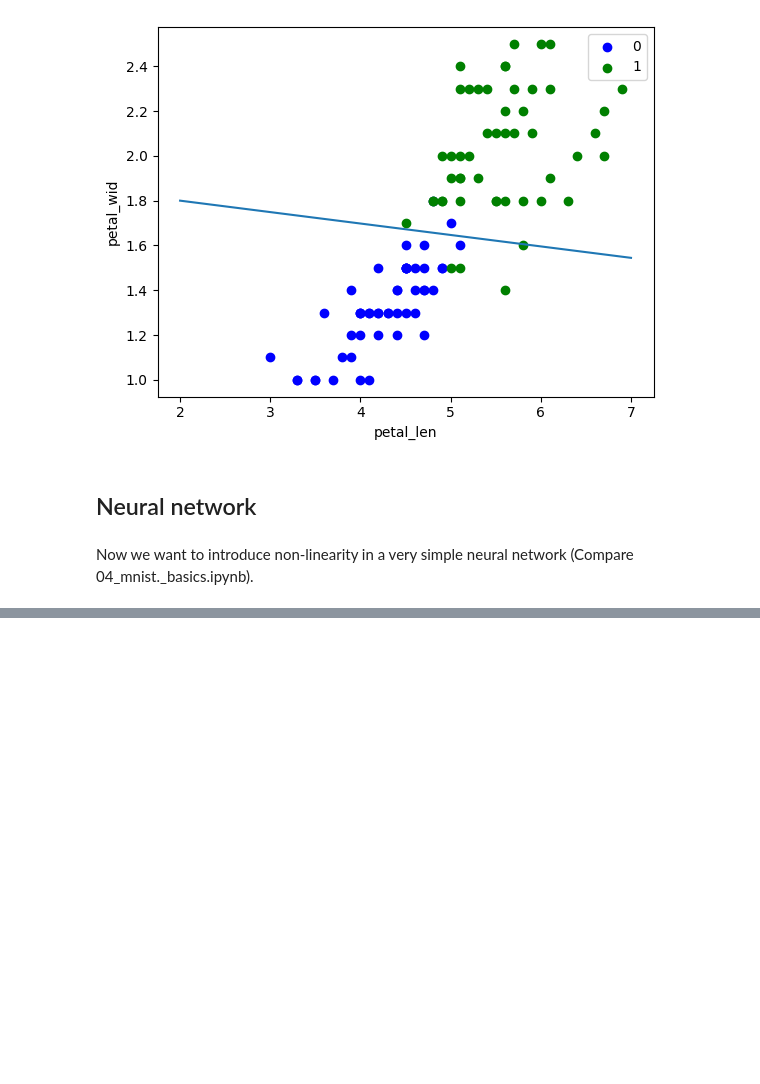
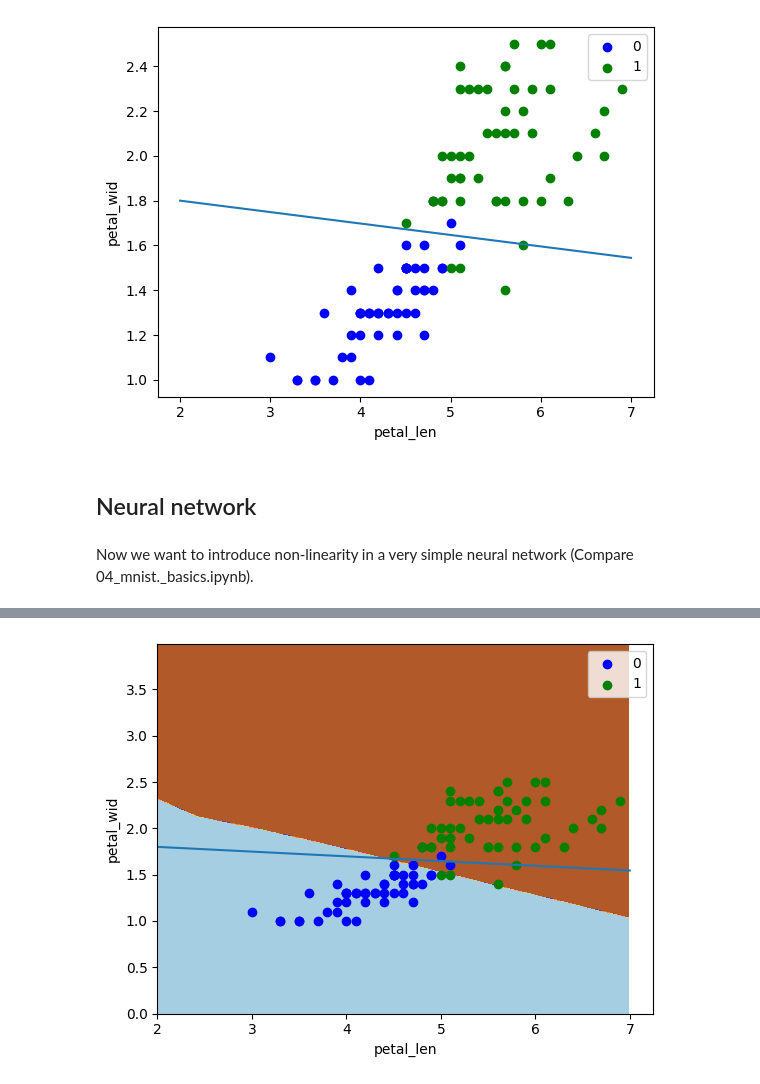
Before and after one commit to tobias-hoepfl/Digital-Organizations-SE, a Jupyter notebook: learning_portfolio/2_iris_flowers_Hoepfl.ipynb, the cells around one changed output, grey strips where cells are left out. Cells and saved outputs as stored; diff of their text form; code cells hidden in the pictures; blank space fills up the shorter version.

```diff
--- a/learning_portfolio/2_iris_flowers_Hoepfl.ipynb
+++ b/learning_portfolio/2_iris_flowers_Hoepfl.ipynb
@@ -517,0 +637,51 @@ I tried with different parameters, but the neural network always degenerates to
+# %%
+#Plot now the decision boundary of the neural network in comparison to the linear model before
+import matplotlib.pyplot as pl
+import numpy as np
+
+#I use a grid of feature combinations in order to determine the decision boundary
+x_min, x_max = 2., 7.
+y_min, y_max = 0., 4.
+xs, ys = torch.meshgrid(torch.arange(x_min, x_max, 0.01),
+                     torch.arange(y_min, y_max, 0.01))
+
+input_grid = torch.stack((xs.ravel(), ys.ravel()), 1)
+
+#We use the neural network to predict for the input_grid
+preds = simple_net_batch(input_grid)
+final_preds = torch.where(preds < 0.5, 0, 1)
+
+#We need them in another shape for the plot
+final_preds = final_preds.reshape(xs.shape)
+
+#Plotting
+fig, ax = plt.subplots()
+
+#Plot decision boundary of neural network
+#Seems to only work with numpy, therefore change from tensor to numpy first
+plt.contourf(xs.detach().numpy(), ys.detach().numpy(), final_preds.detach().numpy(), cmap=plt.cm.Paired)
+
+#Plot decision boundary from the linear model (as done before)
+a_param, b_param, c_param = params
+a_param = a_param.item()
+b_param = b_param.item()
+c_param = c_param.item()
+
+#plot training points
+cdict = {0: 'blue', 1: 'green'}
+for iris_class in iris_df['class'].unique():
+  d = iris_df[iris_df['class'] == iris_class]
+  ax.scatter(x='petal_len', y = 'petal_wid', c=cdict[iris_class], label = iris_class, data=d)
+ax.legend()
+ax.set_xlabel('petal_len')
+ax.set_ylabel('petal_wid')
+
+#now we want to plot the decision boundary from the linear model (i.e. from where our final model would predict the flower to be class 0 or 1)
+x_axis = np.linspace(2, 7, 100)
+y_axis = -(a_param*x_axis + c_param)/ b_param
+
+plt.plot(x_axis, y_axis)
+
+plt.show()
+# %% [output]
+[figure, added]
```
Also changed, not shown: parts of 19 cells of this notebook.
